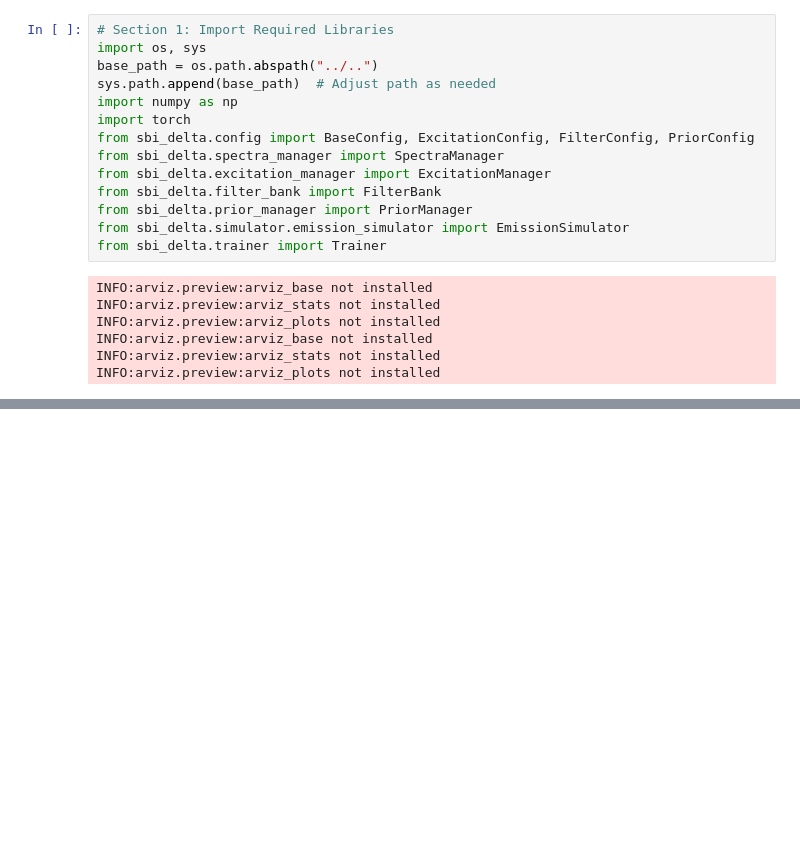
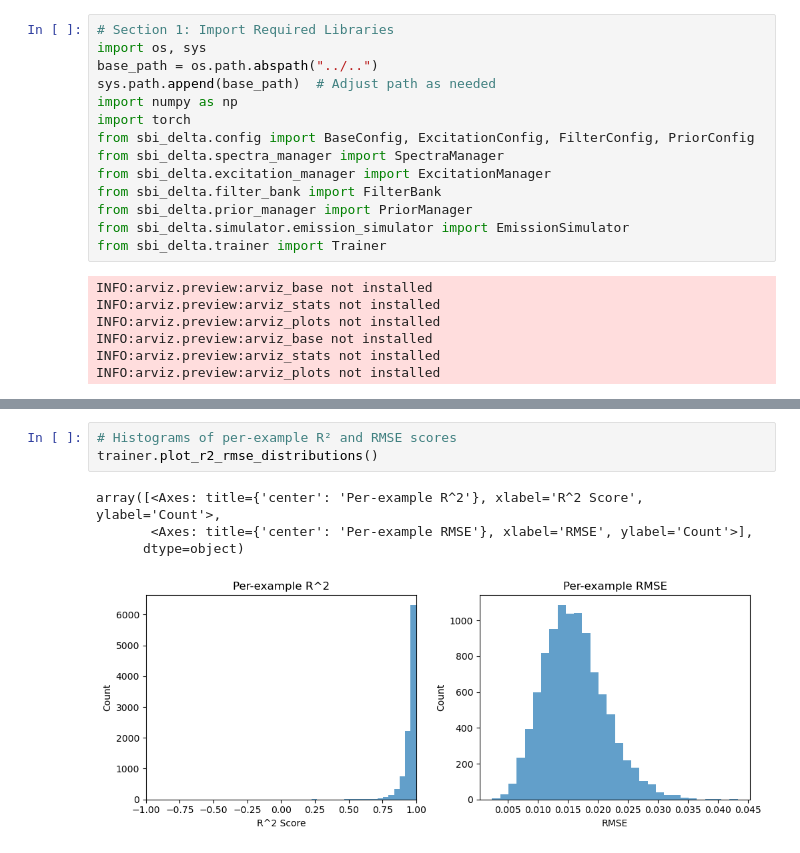
Before and after one commit to boazmohar/sbi-DELTA, a Jupyter notebook: sbi_delta/notebooks/sbi_training_workflow.ipynb, the cells around one changed output, grey strips where cells are left out. Saved outputs shown, nothing was run; the diff lists cells and outputs as text; blank space fills up the shorter version.

```diff
--- a/sbi_delta/notebooks/sbi_training_workflow.ipynb
+++ b/sbi_delta/notebooks/sbi_training_workflow.ipynb
@@ -139,0 +192,8 @@ Multiplexing: 62.0% of test samples have R^2 >= 0.8
+# %%
+# Histograms of per-example R² and RMSE scores
+trainer.plot_r2_rmse_distributions()
+# %% [output]
+array([<Axes: title={'center': 'Per-example R^2'}, xlabel='R^2 Score', ylabel='Count'>,
+       <Axes: title={'center': 'Per-example RMSE'}, xlabel='RMSE', ylabel='Count'>],
+      dtype=object)
+[figure, added]
```
Also changed, not shown: parts of 20 cells of this notebook, 16 other files.
